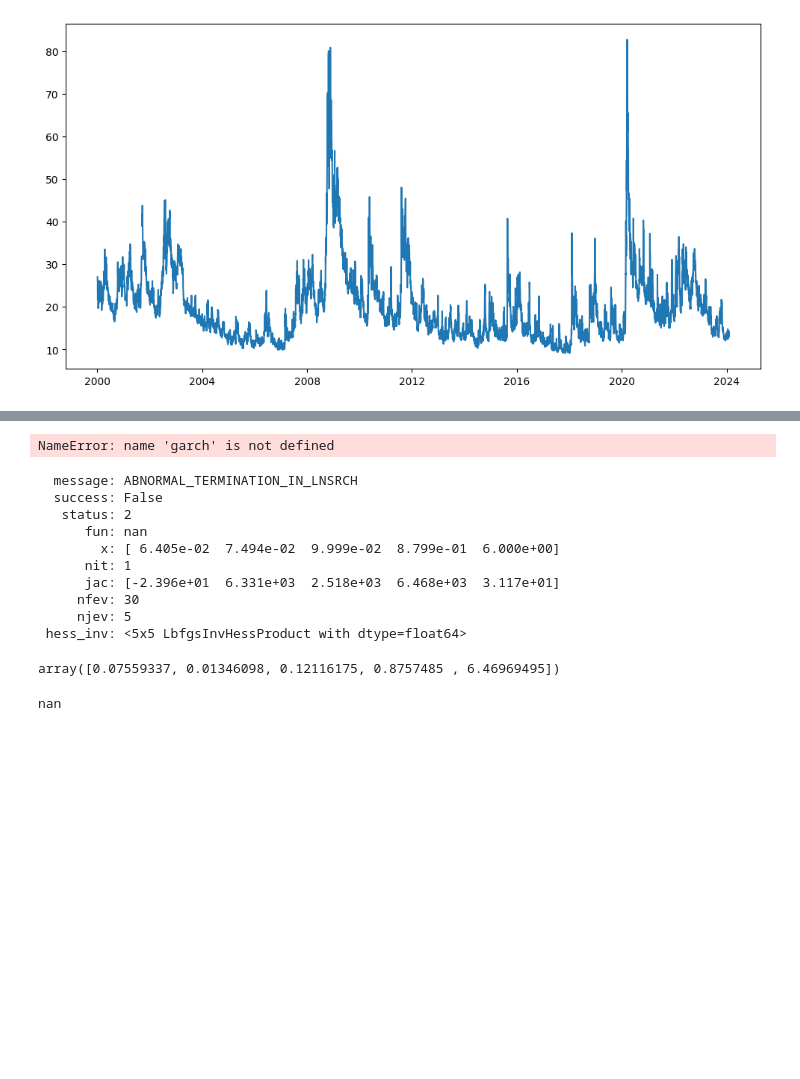
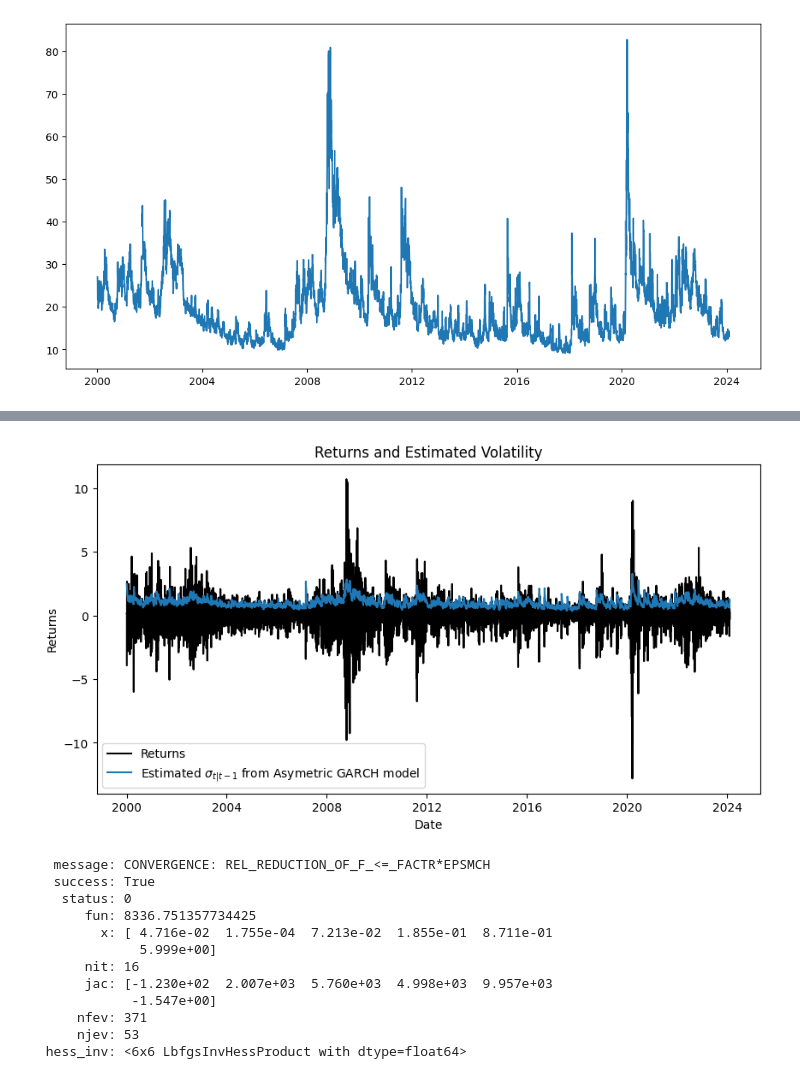
Before and after one commit to typesparky/Econometrics-Intro-Case-Seminar, a Jupyter notebook: Case2/Case 2 Code.ipynb, the cells around one changed output, grey strips where cells are left out. Cells and saved outputs as stored; diff of their text form; code cells hidden in the pictures; blank space fills up the shorter version.

Commit message:
asymmetric done

```diff
--- a/Case2/Case 2 Code.ipynb
+++ b/Case2/Case 2 Code.ipynb
@@ -28,19 +29,22 @@ def negative_log_likelihood_garch(parameters, returns):
 def asymmetric_garch(mu, omega, alpha_pos, alpha_neg, beta, returns):
     T = len(returns)
     sigma_squared = np.zeros(T)
-    sigma_squared[0] = omega / (1 - beta - alpha_pos / 2 - alpha_neg / 2)
+    initial_divisor = 1 - beta - alpha_pos / 2 - alpha_neg / 2
+    if initial_divisor <= 0:
+        initial_divisor = 1  # to prevent division by zero or negative values in the denominator
+    sigma_squared[0] = omega / initial_divisor
     for t in range(1, T):
-        epsilon_t = (returns[t-1] - mu) / np.sqrt(sigma_squared[t-1])
+        epsilon_t = (returns[t-1] - mu) / np.sqrt(max(sigma_squared[t-1], 1e-8))  # Ensure denominator is not zero
         shock_effect = alpha_pos * (epsilon_t**2) if epsilon_t >= 0 else alpha_neg * (epsilon_t**2)
         sigma_squared[t] = omega + shock_effect + beta * sigma_squared[t-1]
     return sigma_squared
 
 def neg_log_likelihood_asymmetric_garch(parameters, returns):
     mu, omega, alpha_pos, alpha_neg, beta, nu = parameters
-    sigma_squared = asymmetric_garch([mu, omega, alpha_pos, alpha_neg, beta], returns)
-    epsilon = (returns - mu) / np.sqrt(sigma_squared)
-    LL = -np.log(np.sqrt(sigma_squared)) + np.log(stats.t.pdf(epsilon, df=nu))
-    return -np.sum(LL)
+    sigma_squared = asymmetric_garch(mu, omega, alpha_pos, alpha_neg, beta, returns)
+    epsilon = (returns - mu) / np.sqrt(sigma_squared + 1e-8)
+    ll = -np.log(np.sqrt(sigma_squared + 1e-8)) + np.log(studentpdf(epsilon, nu))
+    return -np.sum(ll)
 # %%
 data = pd.read_excel('data.xlsx', index_col='date', parse_dates=True)
 returns = data['close-to-close log  return'].values
@@ -74,42 +89,34 @@ plt.show()
 # %%
 # Optimization setup
-initial_values = [np.mean(returns), np.var(returns) / 20, 0.10, 0.88, 6]
-bounds = [(None, None), (0, None), (0, None), (0, None), (2, 40)]
-result = optimize.minimize(negative_log_likelihood_garch, initial_values, args=(returns,), bounds=bounds, method='Nelder-Mead')
+initial_values = [np.mean(returns), np.var(returns) / 20, 0.10, 0.1 , 0.88, 6]
+bounds = [(None, None), (0, None), (0, None), (0, None), (0, None), (2, 40)]
+result = optimize.minimize(neg_log_likelihood_asymmetric_garch, initial_values, args=(returns,), bounds=bounds)
 
 # Extract optimized parameters
-mu_hat, omega_hat, alpha_hat, beta_hat, nu_hat = result.x
-sigmasquared = garch(mu_hat, omega_hat, alpha_hat, beta_hat, returns)
+mu_hat, omega_hat, alpha_hat_pos, alpha_hat_neg, beta_hat, nu_hat = result.x
+sigmasquared = asymmetric_garch(mu_hat, omega_hat, alpha_hat_pos, alpha_hat_neg, beta_hat, returns)
 
 # Plot results
 plt.figure(figsize=(10, 5))
 plt.plot(dates, returns, 'k', label='Returns')
-plt.plot(dates, np.sqrt(sigmasquared), 'r:', linewidth=2, label='Estimated $\sigma_{t|t-1}$ from Asymetric GARCH model')
+plt.plot(dates, np.sqrt(sigmasquared), label='Estimated $\sigma_{t|t-1}$ from Asymetric GARCH model')
 plt.legend()
 plt.xlabel('Date')
 plt.ylabel('Returns')
 plt.title('Returns and Estimated Volatility')
 plt.show()
+print(result)
 # %% [output]
+[figure, added]
-NameError: name 'garch' is not defined
+  message: CONVERGENCE: REL_REDUCTION_OF_F_<=_FACTR*EPSMCH
+  success: True
+   status: 0
+      fun: 8336.751357734425
+        x: [ 4.716e-02  1.755e-04  7.213e-02  1.855e-01  8.711e-01
+             5.999e+00]
+      nit: 16
+      jac: [-1.230e+02  2.007e+03  5.760e+03  4.998e+03  9.957e+03
+            -1.547e+00]
+     nfev: 371
+     njev: 53
+ hess_inv: <6x6 LbfgsInvHessProduct with dtype=float64>
-# %%
-result
-# %% [output]
-  message: ABNORMAL_TERMINATION_IN_LNSRCH
-  success: False
-   status: 2
-      fun: nan
-        x: [ 6.405e-02  7.494e-02  9.999e-02  8.799e-01  6.000e+00]
-      nit: 1
-      jac: [-2.396e+01  6.331e+03  2.518e+03  6.468e+03  3.117e+01]
-     nfev: 30
-     njev: 5
- hess_inv: <5x5 LbfgsInvHessProduct with dtype=float64>
-# %%
-result.x
-# %% [output]
-array([0.07559337, 0.01346098, 0.12116175, 0.8757485 , 6.46969495])
-# %%
-result.fun
-# %% [output]
-nan
```
Also changed, not shown: parts of 2 cells of this notebook.
